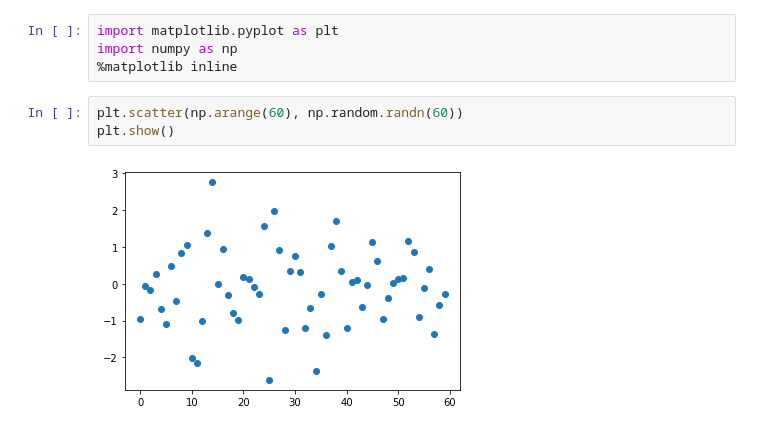
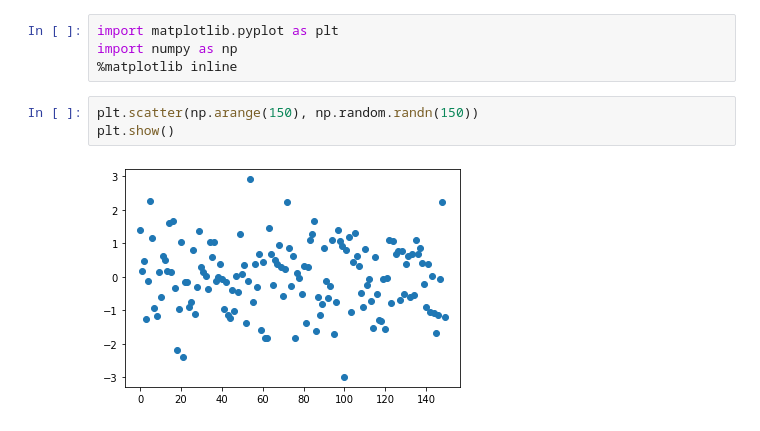
Before and after one commit to jpaulorc/Leaning-Python, a Jupyter notebook: NB00013-matplotlib.ipynb, the cells around one changed output. Cells and saved outputs as stored; diff of their text form.

```diff
--- a/NB00013-matplotlib.ipynb
+++ b/NB00013-matplotlib.ipynb
@@ -178,7 +178,7 @@ import matplotlib.pyplot as plt
 import numpy as np
 %matplotlib inline
 # %%
-plt.scatter(np.arange(60), np.random.randn(60))
+plt.scatter(np.arange(150), np.random.randn(150))
 plt.show()
 # %% [output]
-[figure, old version]
+[figure, new version]
```
Also changed, not shown: parts of 1 cell of this notebook.
